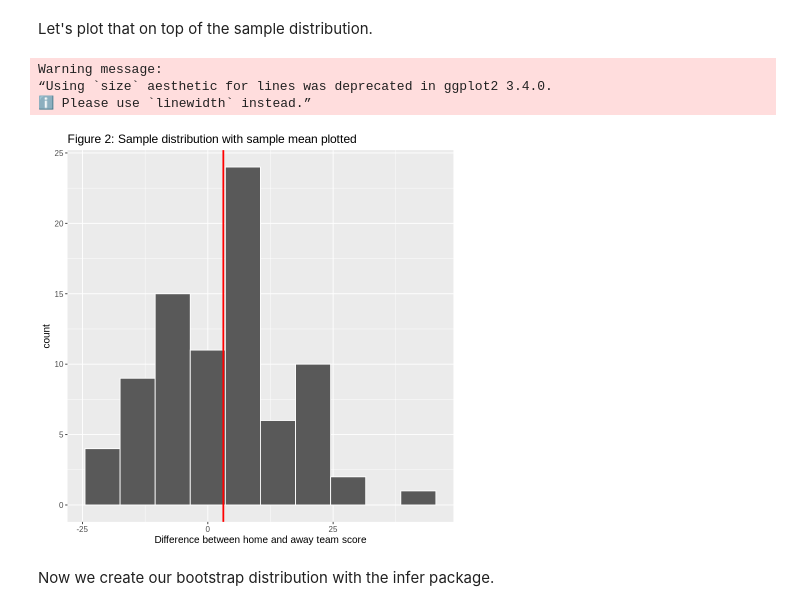
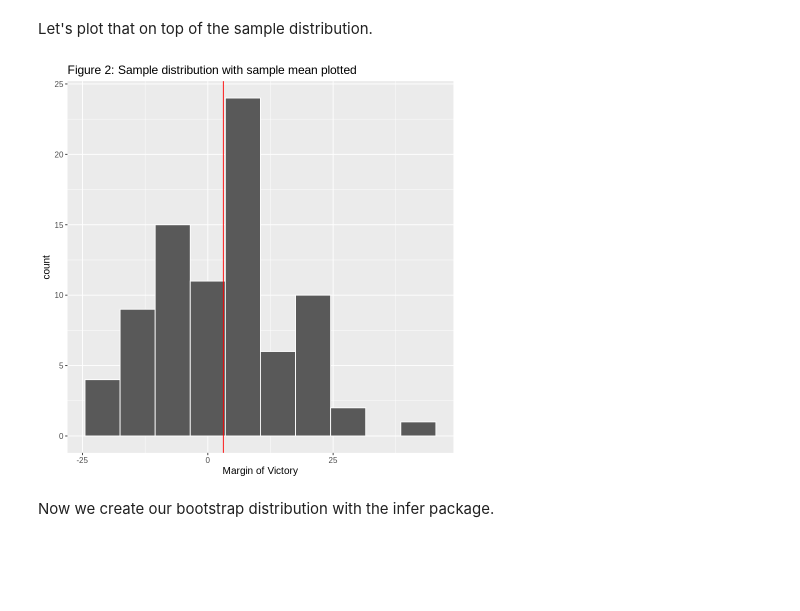
Before and after one commit to leowang801/home-court-advantage, a Jupyter notebook: group_47_project.ipynb, the cells around one changed output. Drawn from its saved outputs; the diff is of its cells as text; code cells hidden in the pictures; blank space fills up the shorter version.

```diff
--- a/group_47_project.ipynb
+++ b/group_47_project.ipynb
@@ -132,19 +133,16 @@ Let's plot that on top of the sample distribution.
 # %%
 # Plot the sample with mean projected
 sample_dist_with_mean <- sample %>%
     ggplot(aes(x = home_margin)) +
     geom_histogram(binwidth = 7, color = "white") +
-    xlab("Difference between home and away team score") +
+    xlab("Margin of Victory") +
     ggtitle("Figure 2: Sample distribution with sample mean plotted") +
-    geom_vline(xintercept = sample_mean, colour="red", size = 1) +
+    geom_vline(xintercept = sample_mean, colour="red") +
     theme(text = element_text(size = 12))
 
 sample_dist_with_mean
 # %% [output]
-Warning message:
-“Using `size` aesthetic for lines was deprecated in ggplot2 3.4.0.
-ℹ Please use `linewidth` instead.”
-[figure, old version]
+[figure, new version]
 # %% [markdown]
 Now we create our bootstrap distribution with the infer package.
 # %%
```
Also changed, not shown: parts of 5 cells of this notebook.
